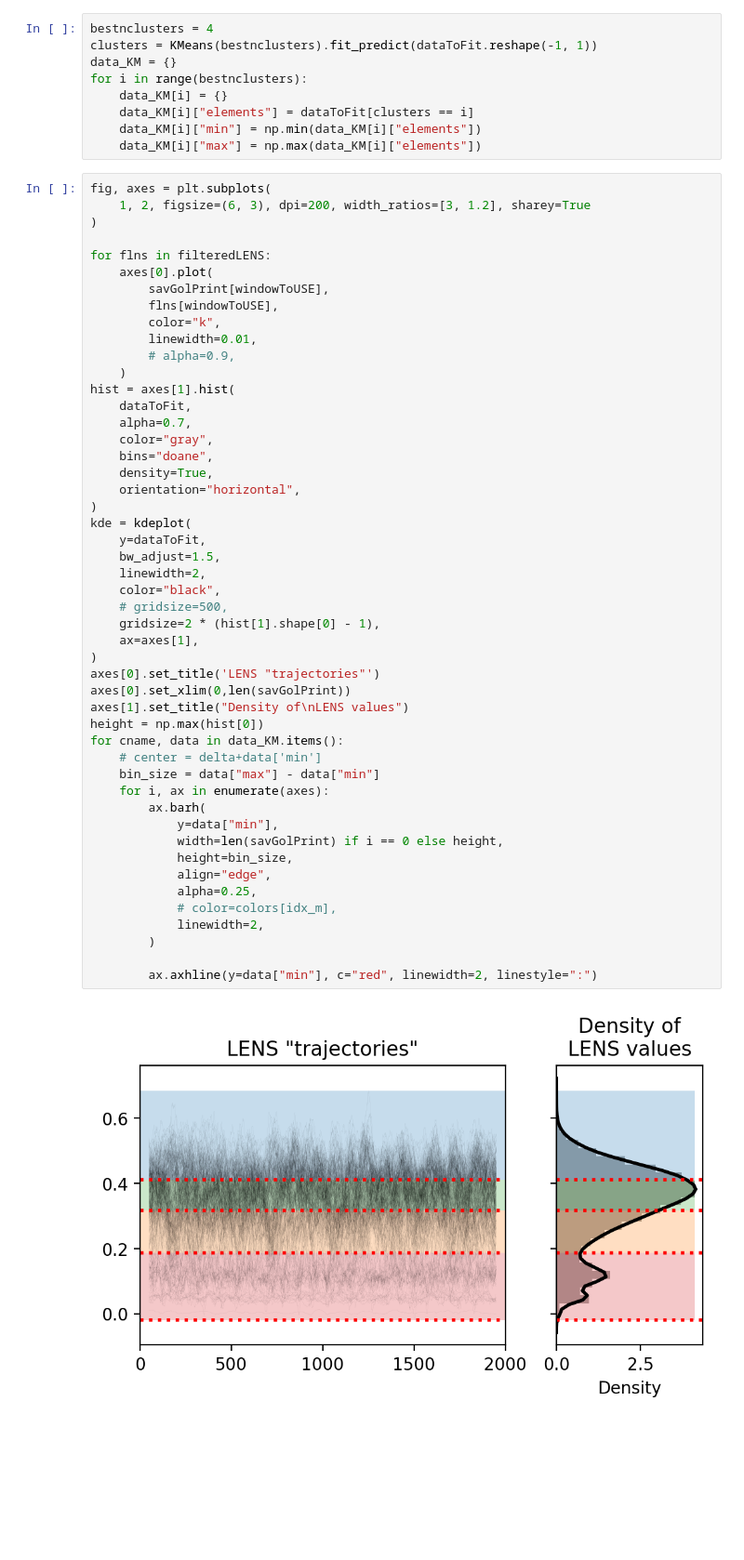
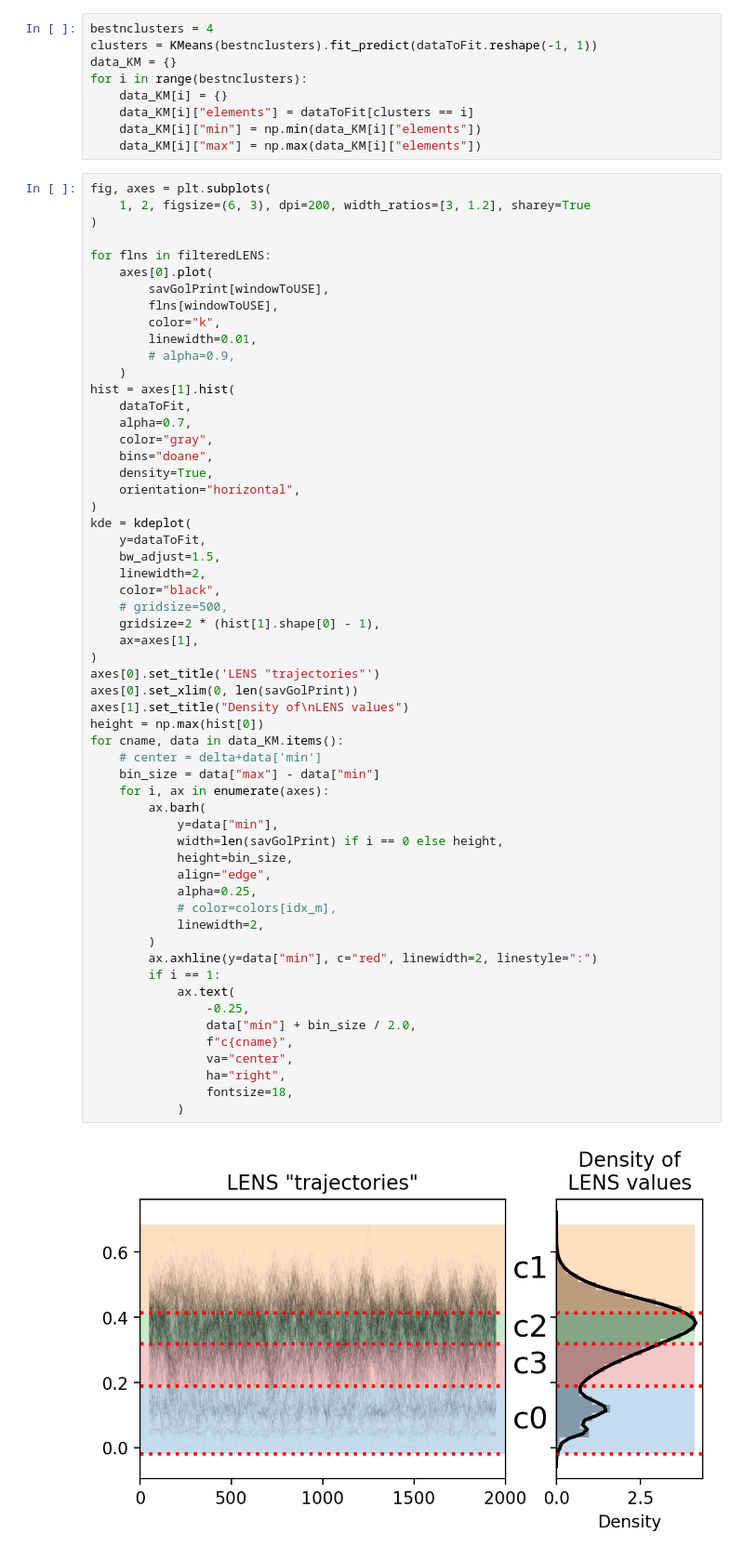
Before and after one commit to GMPavanLab/cpctools, a Jupyter notebook: Examples/LENS.ipynb, the cells around one changed output. Shown at 93% size. Cells and saved outputs as stored; diff of their text form; blank space fills up the shorter version.

```diff
--- a/Examples/LENS.ipynb
+++ b/Examples/LENS.ipynb
@@ -169,36 +173,44 @@ hist = axes[1].hist(
     density=True,
     orientation="horizontal",
 )
 kde = kdeplot(
     y=dataToFit,
     bw_adjust=1.5,
     linewidth=2,
     color="black",
     # gridsize=500,
     gridsize=2 * (hist[1].shape[0] - 1),
     ax=axes[1],
 )
 axes[0].set_title('LENS "trajectories"')
-axes[0].set_xlim(0,len(savGolPrint))
+axes[0].set_xlim(0, len(savGolPrint))
 axes[1].set_title("Density of\nLENS values")
 height = np.max(hist[0])
 for cname, data in data_KM.items():
     # center = delta+data['min']
     bin_size = data["max"] - data["min"]
     for i, ax in enumerate(axes):
         ax.barh(
             y=data["min"],
             width=len(savGolPrint) if i == 0 else height,
             height=bin_size,
             align="edge",
             alpha=0.25,
             # color=colors[idx_m],
             linewidth=2,
         )
-
         ax.axhline(y=data["min"], c="red", linewidth=2, linestyle=":")
+        if i == 1:
+            ax.text(
+                -0.25,
+                data["min"] + bin_size / 2.0,
+                f"c{cname}",
+                va="center",
+                ha="right",
+                fontsize=18,
+            )
 # %% [output]
-[figure, old version]
+[figure, new version]
 # %% [markdown]
 The idea is to play with the clustering until you are satisfied, then to visualize and try to give an interpretation (and then change agani the method of clustering until you are satisfied):
 
```
Also changed, not shown: parts of 14 cells of this notebook, 2 other files.
